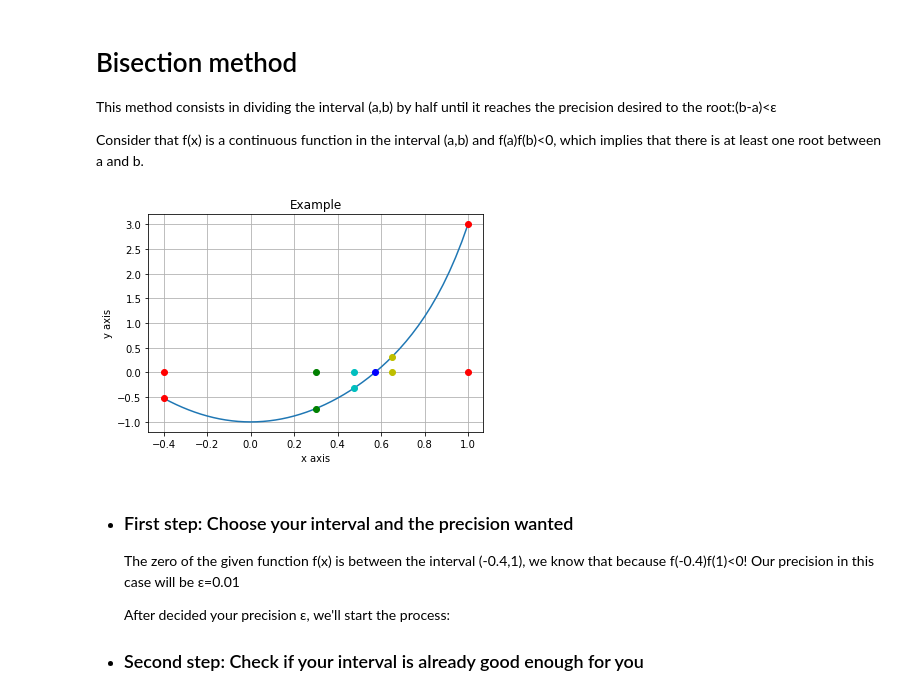
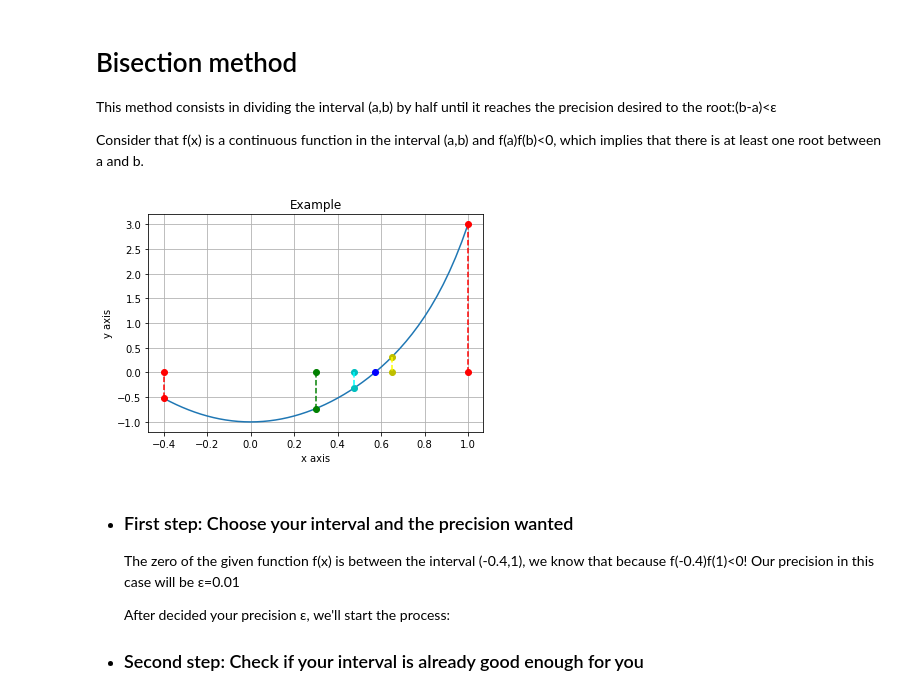
Before and after one commit to rodrigoescorcio/Numerical, a Jupyter notebook: Zeros de funções reais/zeros_of_real_functions.ipynb, the cells around one changed output. Drawn from its saved outputs; the diff is of its cells as text; code cells hidden in the pictures.

```diff
--- a/Zeros de funções reais/zeros_of_real_functions.ipynb
+++ b/Zeros de funções reais/zeros_of_real_functions.ipynb
@@ -16,33 +16,53 @@ This method consists in dividing the interval (a,b) by half until it reaches the
 Consider that f(x) is a continuous function in the interval (a,b) and f(a)f(b)<0, which implies that there is at least one root between a and b.
 # %%
 x = np.linspace(-0.4,1)
+
+x1=[1,1]
+y1=[3,0]
+
+x2=[-0.4,-0.4]
+y2=[-0.5216384,0]
+
+x3=[0.3,0.3]
+y3=[0,-0.7297813]
+
+x4=[0.65,0.65]
+y4=[0.316522,0]
+
+x5=[0.475,0.475]
+y5=[0,-0.31766]
 
 plt.grid(True)
 plt.xlabel("x axis")
 plt.ylabel("y axis")
 plt.title("Example")
 
 plt.plot(x,x**7+3*x**2-1)
 
 plt.plot(0.57156841664,0,'bo')
 
 plt.plot(1,3,'ro')
 plt.plot(-0.4,-0.5216384,'ro')
 plt.plot(1,0,'ro')
 plt.plot(-0.4,0,'ro')
+plt.plot(x1,y1,'k--', color='red')
+plt.plot(x2,y2,'k--', color='red')
+
+plt.plot(0.3,0,'go')
+plt.plot(0.3,-0.7297813,'go')
+plt.plot(x3,y3,'k--', color='green')
 
 plt.plot(0.65,0,'yo')
 plt.plot(0.65,0.316522,'yo')
-
-plt.plot(0.3,0,'go')
-plt.plot(0.3,-0.7297813,'go')
+plt.plot(x4,y4,'k--', color='yellow')
 
 plt.plot(0.475,-0.31766,'co')
 plt.plot(0.475,0,'co')
+plt.plot(x5,y5,'k--', color='cyan')
 
 plt.show()
 # %% [output]
-[figure, old version]
+[figure, new version]
 # %% [markdown]
 * ### First step: Choose your interval and the precision wanted
     The zero of the given function f(x) is between the interval (-0.4,1), we know that because f(-0.4)f(1)<0!
```
Also changed, not shown: parts of 11 cells of this notebook, 1 other file.
